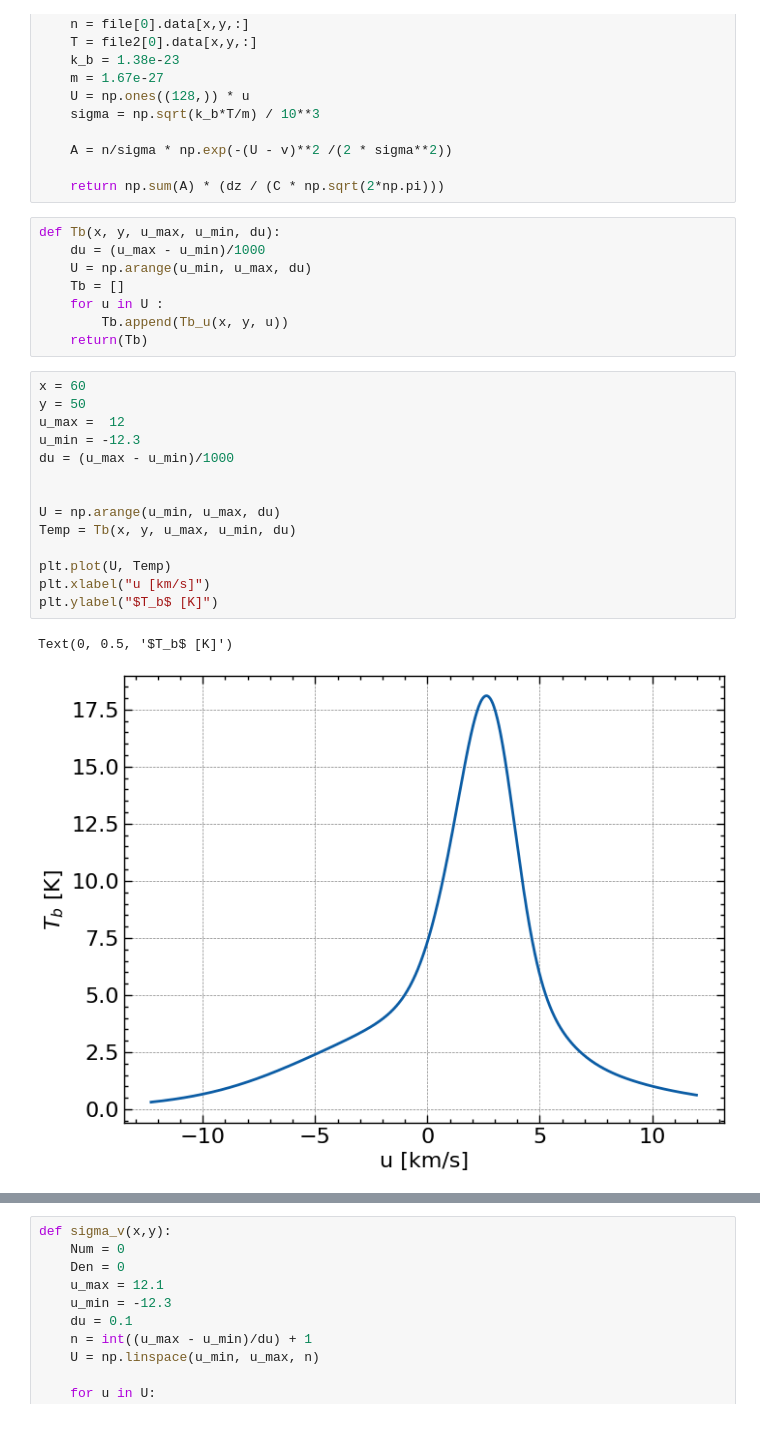
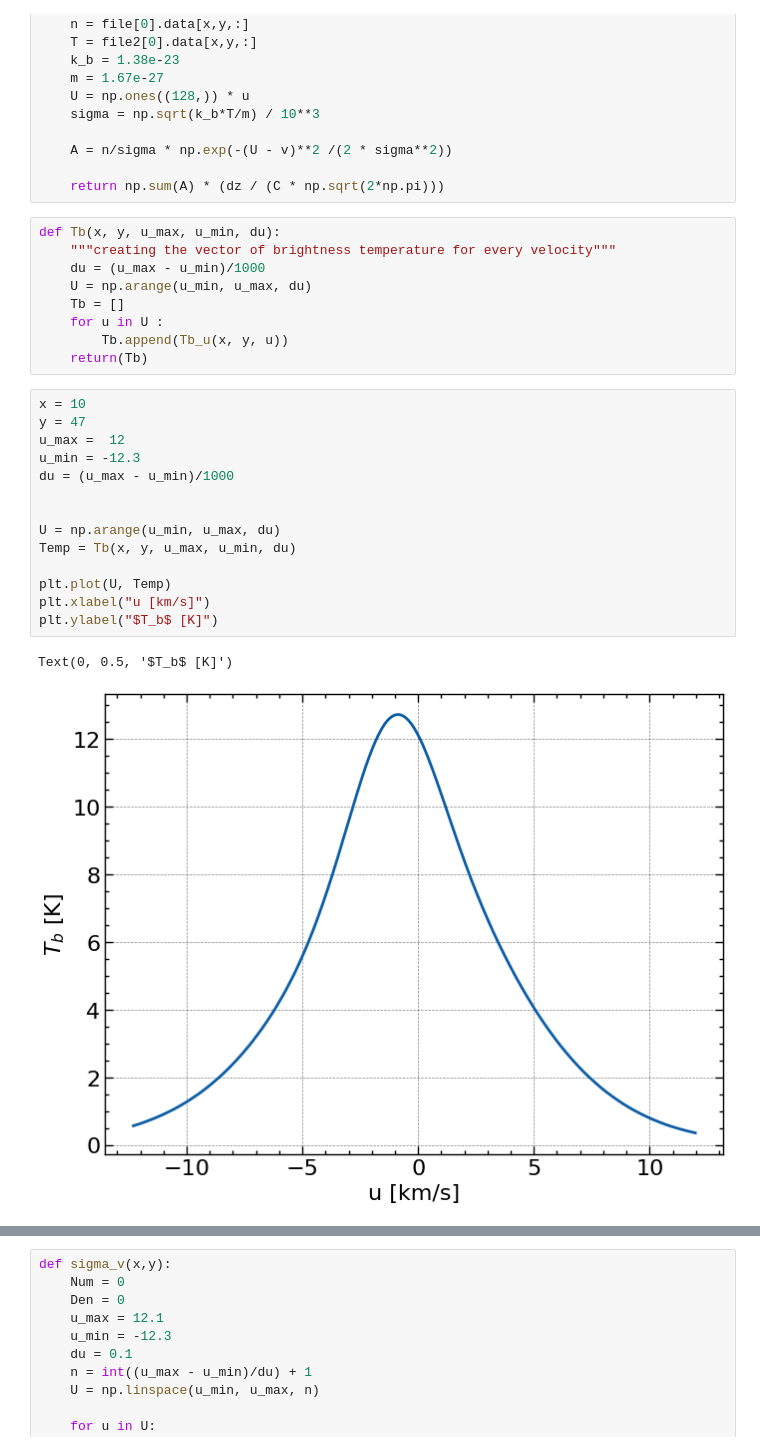
Before and after one commit to TimotheSchmidt/Code-PNU, a Jupyter notebook: Sigma_v.ipynb, the cells around one changed output, grey strips where cells are left out. Saved outputs shown, nothing was run; the diff lists cells and outputs as text.

```diff
--- a/Sigma_v.ipynb
+++ b/Sigma_v.ipynb
@@ -32,6 +54,7 @@ def Tb_u(x, y, u):
     return np.sum(A) * (dz / (C * np.sqrt(2*np.pi)))
 # %%
 def Tb(x, y, u_max, u_min, du):
+    """creating the vector of brightness temperature for every velocity"""
     du = (u_max - u_min)/1000
     U = np.arange(u_min, u_max, du)
     Tb = []
@@ -39,22 +62,22 @@ def Tb(x, y, u_max, u_min, du):
         Tb.append(Tb_u(x, y, u))
     return(Tb)
 # %%
-x = 60
-y = 50
+x = 10
+y = 47
 u_max =  12
 u_min = -12.3
 du = (u_max - u_min)/1000
 
 
 U = np.arange(u_min, u_max, du)
 Temp = Tb(x, y, u_max, u_min, du)
 
 plt.plot(U, Temp)
 plt.xlabel("u [km/s]")
 plt.ylabel("$T_b$ [K]")
 # %% [output]
 Text(0, 0.5, '$T_b$ [K]')
-[figure, old version]
+[figure, new version]
 # %%
 def C(x,y):
     """Velocity centroid"""
```
Also changed, not shown: parts of 12 cells of this notebook, 1 other file.
